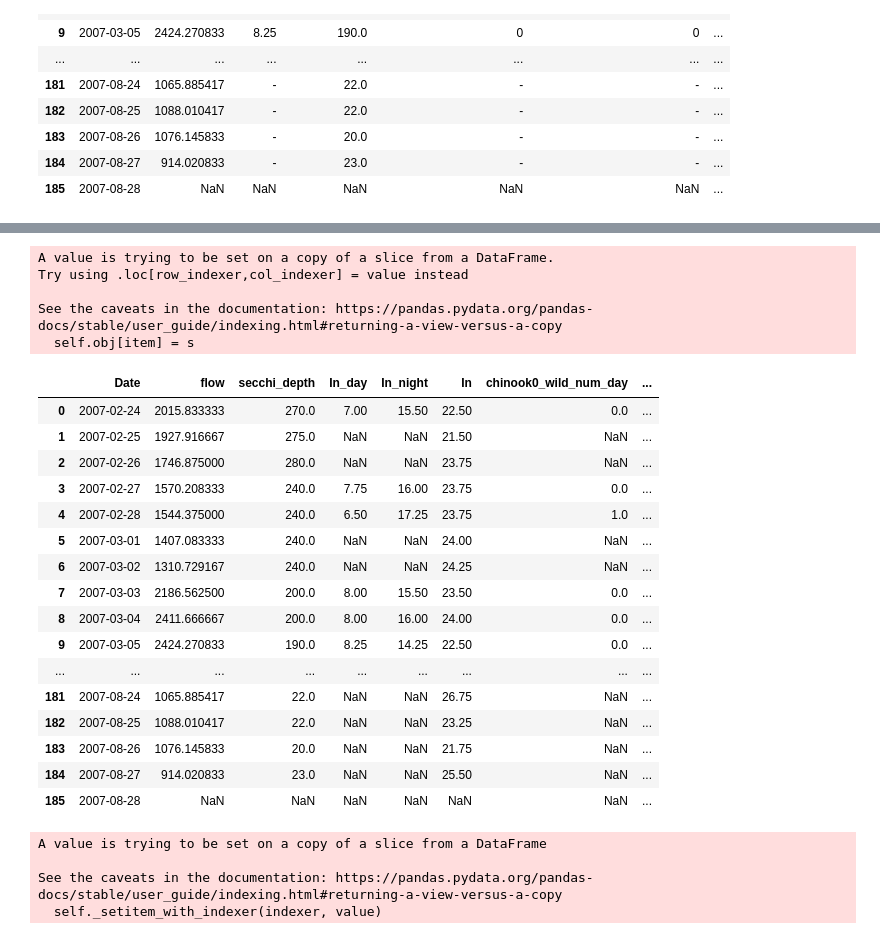
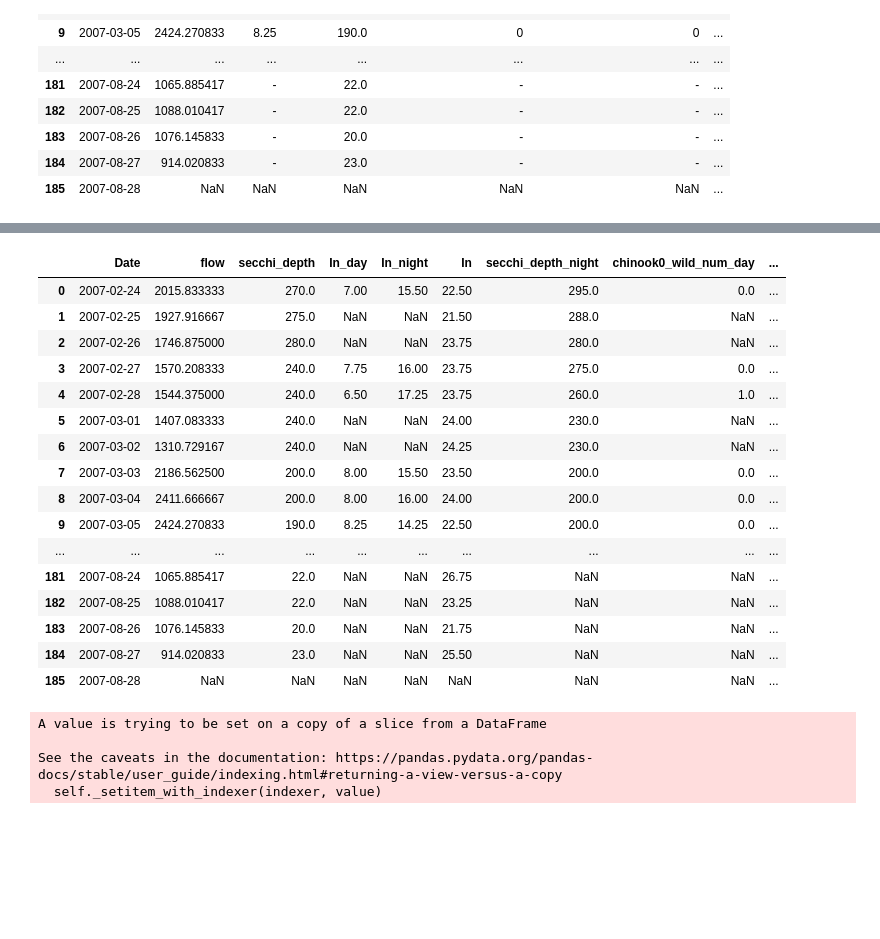
Before and after one commit to maria-kuruvilla/pied_piper, a Jupyter notebook: Puyallup/read_data_2007.ipynb, the cells around one changed output, grey strips where cells are left out. Drawn from its saved outputs; the diff is of its cells as text; code cells hidden in the pictures; blank space fills up the shorter version.

Commit message:
added new covariates for night column for 2007 and changed columns names

```diff
--- a/Puyallup/read_data_2007.ipynb
+++ b/Puyallup/read_data_2007.ipynb
@@ -71,13 +71,13 @@ array([7, nan, 7.75, 6.5, 8, 8.25, 10, 10.25, 'OUT', 5.75, 8.5, 8.75,
 # %%
 
-df_subset = df[['Date', 'flow', 'secchi_depth','In_day','In_night','In',
+df_subset = df[['Date', 'flow', 'secchi_depth','In_day','In_night','In', 'secchi_depth_night',
                 'chinook0_wild_num_day','chinook0_wild_perhour_day',
                 'chinook0_wild_num_night','chinook0_wild_perhour_night',
                 'chinook0_hatchery_num_day','chinook0_hatchery_perhour_day',
                 'chinook0_hatchery_num_night','chinook0_hatchery_perhour_night',
                 'chinook0_wild_perhour','chinook0_hatchery_perhour',
-                'chinook0_wild_day_num_estimate','chinook0_wild_night_num_estimate',
-               'chinook0_hatchery_day_num_estimate','chinook0_hatchery_night_num_estimate']]
+                'chinook0_wild_num_day_estimate','chinook0_wild_num_night_estimate',
+               'chinook0_hatchery_num_day_estimate','chinook0_hatchery_num_night_estimate']]
 
 df_subset.loc[(df_subset['In_day'] == '-'),'chinook0_wild_num_day':'chinook0_wild_perhour_day'] =np.nan
 df_subset.loc[(df_subset['In_day'] == 'Out'),'chinook0_wild_num_day':'chinook0_wild_perhour_day'] =np.nan
@@ -92,61 +92,62 @@ df_subset.loc[(df_subset['In_day'] == 'Out '),'chinook0_hatchery_num_day':'chino
 df_subset.loc[(df_subset['In_day'] == 'ST'),'chinook0_hatchery_num_day':'chinook0_hatchery_perhour_day'] =np.nan
 
 df_subset.loc[(df_subset['In_night'] == '-'),'chinook0_wild_num_night':'chinook0_wild_perhour_night'] =np.nan
 df_subset.loc[(df_subset['In_night'] == 'ST'),'chinook0_wild_num_night':'chinook0_wild_perhour_night'] =np.nan
 df_subset.loc[(df_subset['In_night'] == 'Out'),'chinook0_wild_num_night':'chinook0_wild_perhour_night'] =np.nan
 df_subset.loc[(df_subset['In_night'] == 'OUT'),'chinook0_wild_num_night':'chinook0_wild_perhour_night'] =np.nan
 df_subset.loc[(df_subset['In_night'] == 'Out '),'chinook0_wild_num_night':'chinook0_wild_perhour_night'] =np.nan
 
 df_subset.loc[(df_subset['In_night'] == '-'),'chinook0_hatchery_num_day':'chinook0_hatchery_perhour_night'] =np.nan
 df_subset.loc[(df_subset['In_night'] == 'Out'),'chinook0_hatchery_num_day':'chinook0_hatchery_perhour_night'] =np.nan
 df_subset.loc[(df_subset['In_night'] == 'OUT'),'chinook0_hatchery_num_day':'chinook0_hatchery_perhour_night'] =np.nan
 df_subset.loc[(df_subset['In_night'] == 'Out '),'chinook0_hatchery_num_day':'chinook0_hatchery_perhour_night'] =np.nan
 df_subset.loc[(df_subset['In_night'] == 'ST'),'chinook0_hatchery_num_day':'chinook0_hatchery_perhour_night'] =np.nan
 df_subset = df_subset.replace({'-':np.nan})
 df_subset = df_subset.replace({'ST':np.nan})
 df_subset = df_subset.replace({'Out':np.nan})
 df_subset = df_subset.replace({'OUT':np.nan})
 df_subset = df_subset.replace({'Out ':np.nan})
 
-df_subset['chinook0_wild_perhour_day_estimate'] = (df_subset['chinook0_wild_day_num_estimate']/
+df_subset['chinook0_wild_perhour_day_estimate'] = (df_subset['chinook0_wild_num_day_estimate']/
                                                    df_subset['In_day'])
-df_subset['chinook0_wild_perhour_night_estimate'] = (df_subset['chinook0_wild_night_num_estimate']/
+df_subset['chinook0_wild_perhour_night_estimate'] = (df_subset['chinook0_wild_num_night_estimate']/
                                                    df_subset['In_night'])
-df_subset['chinook0_wild_perhour_estimate'] = ((df_subset['chinook0_wild_day_num_estimate']+df_subset['chinook0_wild_night_num_estimate'])/
+df_subset['chinook0_wild_perhour_estimate'] = ((df_subset['chinook0_wild_num_day_estimate']+df_subset['chinook0_wild_num_night_estimate'])/
                                                    df_subset['In'])
 
-df_subset['chinook0_hatchery_perhour_day_estimate'] = (df_subset['chinook0_hatchery_day_num_estimate']/
+df_subset['chinook0_hatchery_perhour_day_estimate'] = (df_subset['chinook0_hatchery_num_day_estimate']/
                                                    df_subset['In_day'])
-df_subset['chinook0_hatchery_perhour_night_estimate'] = (df_subset['chinook0_hatchery_night_num_estimate']/
+df_subset['chinook0_hatchery_perhour_night_estimate'] = (df_subset['chinook0_hatchery_num_night_estimate']/
                                                    df_subset['In_night'])
-df_subset['chinook0_hatchery_perhour_estimate'] = ((df_subset['chinook0_hatchery_day_num_estimate']+df_subset['chinook0_hatchery_night_num_estimate'])/
+df_subset['chinook0_hatchery_perhour_estimate'] = ((df_subset['chinook0_hatchery_num_day_estimate']+df_subset['chinook0_hatchery_num_night_estimate'])/
                                                    df_subset['In'])
+
+df_subset['flow_day'] = df_subset['flow']
+df_subset['flow_night'] = df_subset['flow']
+
+df_subset['trap_efficiency'] = df_subset['chinook0_wild_num_day']/df_subset['chinook0_wild_num_day_estimate']
+
 
 with pd.option_context('display.max_rows', None, 'display.max_columns', None):  # more options can be specified also
     display(df_subset)
 # %% [output]
-A value is trying to be set on a copy of a slice from a DataFrame.
-Try using .loc[row_indexer,col_indexer] = value instead
-
-See the caveats in the documentation: https://pandas.pydata.org/pandas-docs/stable/user_guide/indexing.html#returning-a-view-versus-a-copy
-  self.obj[item] = s
-|  | Date | flow | secchi_depth | In_day | In_night | In | chinook0_wild_num_day | ... |
-| 0 | 2007-02-24 | 2015.833333 | 270.0 | 7.00 | 15.50 | 22.50 | 0.0 | ... |
-| 1 | 2007-02-25 | 1927.916667 | 275.0 | NaN | NaN | 21.50 | NaN | ... |
-| 2 | 2007-02-26 | 1746.875000 | 280.0 | NaN | NaN | 23.75 | NaN | ... |
-| 3 | 2007-02-27 | 1570.208333 | 240.0 | 7.75 | 16.00 | 23.75 | 0.0 | ... |
-| 4 | 2007-02-28 | 1544.375000 | 240.0 | 6.50 | 17.25 | 23.75 | 1.0 | ... |
-| 5 | 2007-03-01 | 1407.083333 | 240.0 | NaN | NaN | 24.00 | NaN | ... |
-| 6 | 2007-03-02 | 1310.729167 | 240.0 | NaN | NaN | 24.25 | NaN | ... |
-| 7 | 2007-03-03 | 2186.562500 | 200.0 | 8.00 | 15.50 | 23.50 | 0.0 | ... |
-| 8 | 2007-03-04 | 2411.666667 | 200.0 | 8.00 | 16.00 | 24.00 | 0.0 | ... |
-| 9 | 2007-03-05 | 2424.270833 | 190.0 | 8.25 | 14.25 | 22.50 | 0.0 | ... |
-| ... | ... | ... | ... | ... | ... | ... | ... | ... |
-| 181 | 2007-08-24 | 1065.885417 | 22.0 | NaN | NaN | 26.75 | NaN | ... |
-| 182 | 2007-08-25 | 1088.010417 | 22.0 | NaN | NaN | 23.25 | NaN | ... |
-| 183 | 2007-08-26 | 1076.145833 | 20.0 | NaN | NaN | 21.75 | NaN | ... |
-| 184 | 2007-08-27 | 914.020833 | 23.0 | NaN | NaN | 25.50 | NaN | ... |
-| 185 | 2007-08-28 | NaN | NaN | NaN | NaN | NaN | NaN | ... |
+|  | Date | flow | secchi_depth | In_day | In_night | In | secchi_depth_night | chinook0_wild_num_day | ... |
+| 0 | 2007-02-24 | 2015.833333 | 270.0 | 7.00 | 15.50 | 22.50 | 295.0 | 0.0 | ... |
+| 1 | 2007-02-25 | 1927.916667 | 275.0 | NaN | NaN | 21.50 | 288.0 | NaN | ... |
+| 2 | 2007-02-26 | 1746.875000 | 280.0 | NaN | NaN | 23.75 | 280.0 | NaN | ... |
+| 3 | 2007-02-27 | 1570.208333 | 240.0 | 7.75 | 16.00 | 23.75 | 275.0 | 0.0 | ... |
+| 4 | 2007-02-28 | 1544.375000 | 240.0 | 6.50 | 17.25 | 23.75 | 260.0 | 1.0 | ... |
+| 5 | 2007-03-01 | 1407.083333 | 240.0 | NaN | NaN | 24.00 | 230.0 | NaN | ... |
+| 6 | 2007-03-02 | 1310.729167 | 240.0 | NaN | NaN | 24.25 | 230.0 | NaN | ... |
+| 7 | 2007-03-03 | 2186.562500 | 200.0 | 8.00 | 15.50 | 23.50 | 200.0 | 0.0 | ... |
+| 8 | 2007-03-04 | 2411.666667 | 200.0 | 8.00 | 16.00 | 24.00 | 200.0 | 0.0 | ... |
+| 9 | 2007-03-05 | 2424.270833 | 190.0 | 8.25 | 14.25 | 22.50 | 200.0 | 0.0 | ... |
+| ... | ... | ... | ... | ... | ... | ... | ... | ... | ... |
+| 181 | 2007-08-24 | 1065.885417 | 22.0 | NaN | NaN | 26.75 | NaN | NaN | ... |
+| 182 | 2007-08-25 | 1088.010417 | 22.0 | NaN | NaN | 23.25 | NaN | NaN | ... |
+| 183 | 2007-08-26 | 1076.145833 | 20.0 | NaN | NaN | 21.75 | NaN | NaN | ... |
+| 184 | 2007-08-27 | 914.020833 | 23.0 | NaN | NaN | 25.50 | NaN | NaN | ... |
+| 185 | 2007-08-28 | NaN | NaN | NaN | NaN | NaN | NaN | NaN | ... |
 # %%
 df_subset['chinook0_wild_perhour_total'] = (df_subset['chinook0_wild_perhour_day'] +
                                             df_subset['chinook0_wild_perhour_night'])
```
Also changed, not shown: parts of 1 cell of this notebook, 1 other file.
